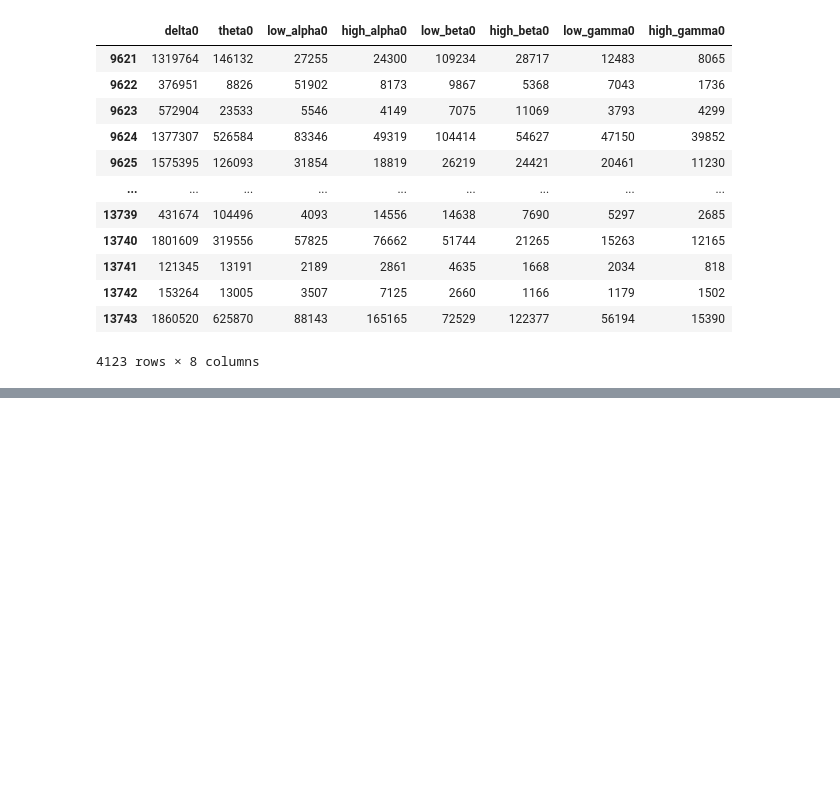
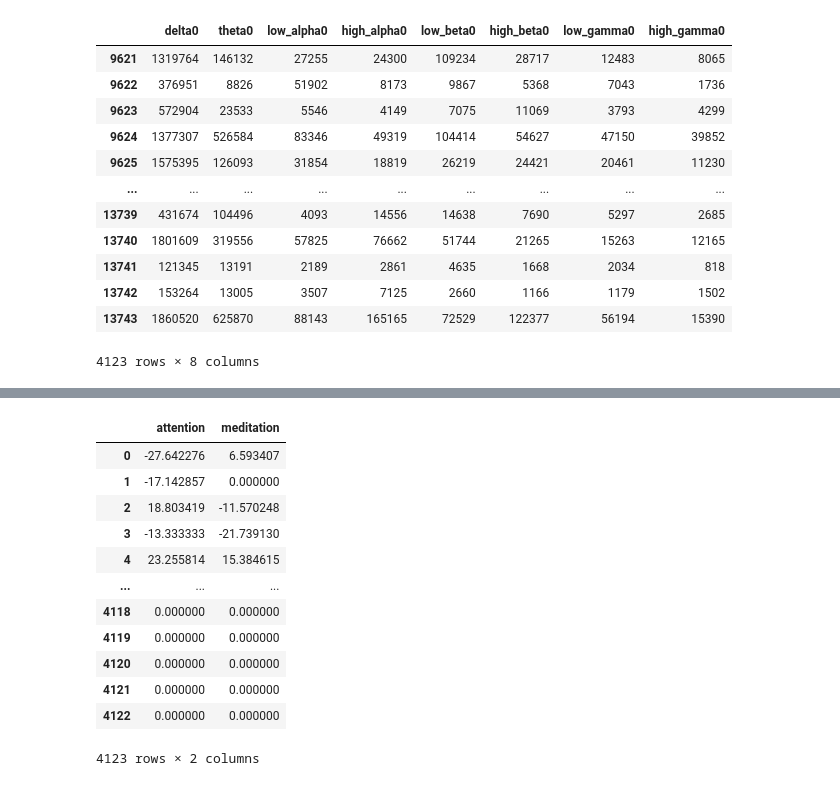
Before and after one commit to FernandaDiazG/PROVERICYT2025, a Jupyter notebook: randomforest.ipynb, the cells around one changed output, grey strips where cells are left out. Saved outputs shown, nothing was run; the diff lists cells and outputs as text; code cells hidden in the pictures; blank space fills up the shorter version.

```diff
--- a/randomforest.ipynb
+++ b/randomforest.ipynb
@@ -76,0 +133,18 @@ with closing(sqlite3.connect(db)) as conn:
+# %%
+diff_df = predictions.subtract(comp, fill_value=0)
+avg_df = predictions.add(comp, fill_value=0) / 2
+diff_df.div(avg_df) * 100
+# %% [output]
+|  | attention | meditation |
+| 0 | -27.642276 | 6.593407 |
+| 1 | -17.142857 | 0.000000 |
+| 2 | 18.803419 | -11.570248 |
+| 3 | -13.333333 | -21.739130 |
+| 4 | 23.255814 | 15.384615 |
+| ... | ... | ... |
+| 4118 | 0.000000 | 0.000000 |
+| 4119 | 0.000000 | 0.000000 |
+| 4120 | 0.000000 | 0.000000 |
+| 4121 | 0.000000 | 0.000000 |
+| 4122 | 0.000000 | 0.000000 |
+4123 rows × 2 columns
```
Also changed, not shown: parts of 5 cells of this notebook, 3 other files.
